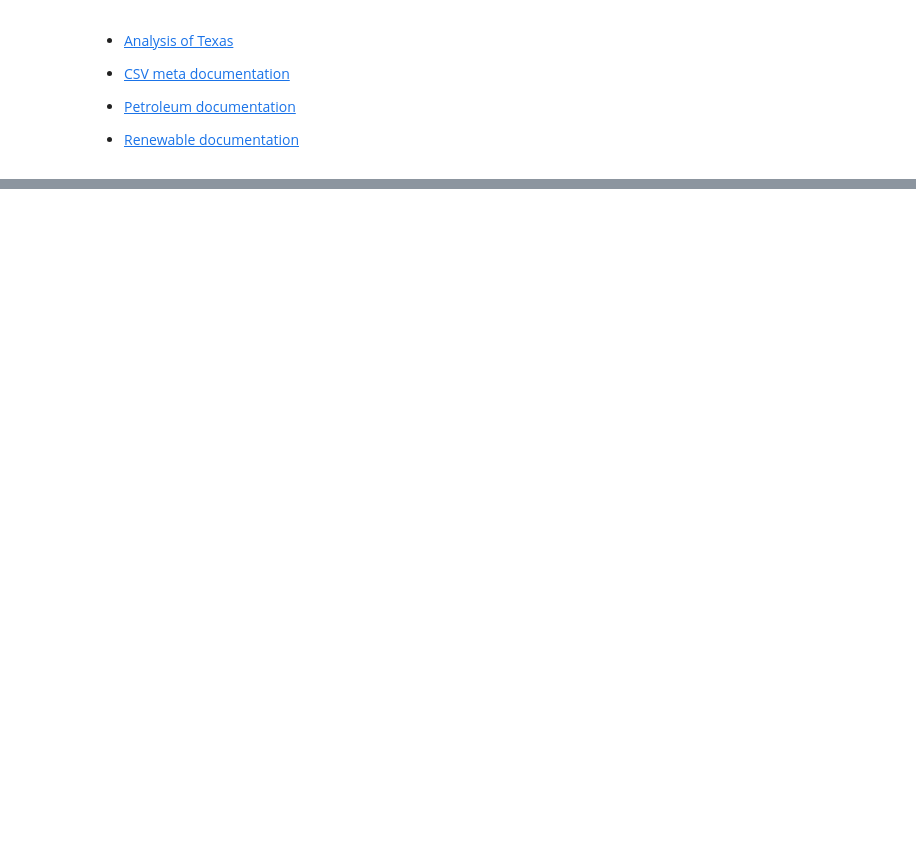
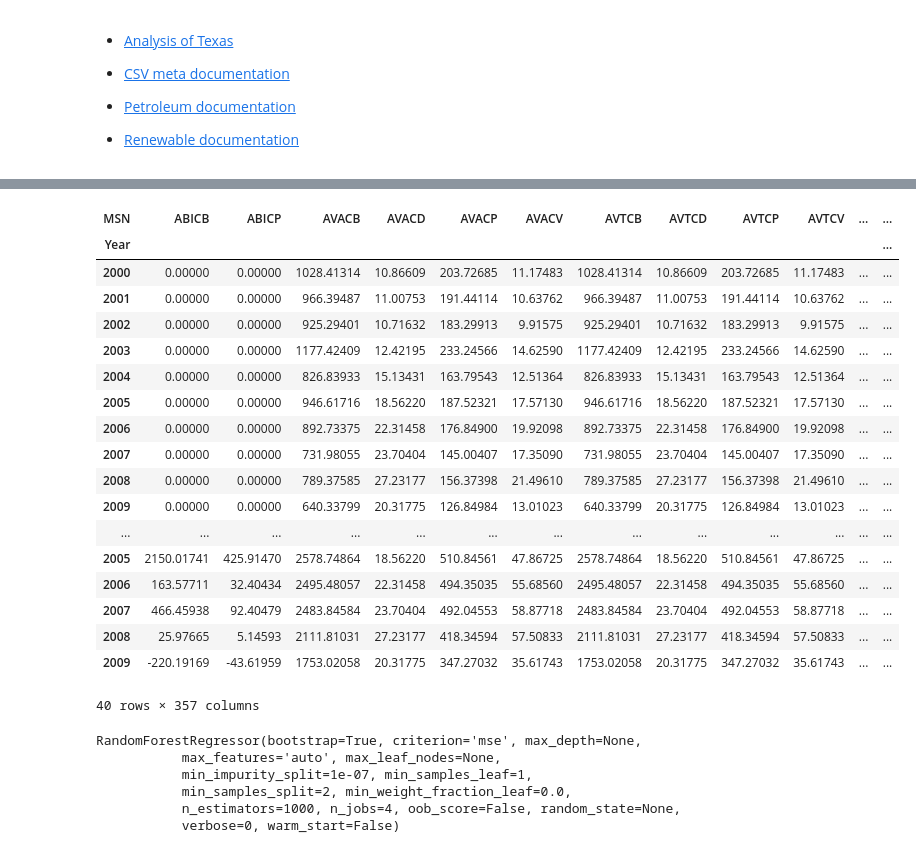
Before and after one commit to charmoniumQ/MCM-2018, a Jupyter notebook: MCM-Data-Analysis.ipynb, the cells around one changed output, grey strips where cells are left out. Saved outputs shown, nothing was run; the diff lists cells and outputs as text; code cells hidden in the pictures; blank space fills up the shorter version.

```diff
--- a/MCM-Data-Analysis.ipynb
+++ b/MCM-Data-Analysis.ipynb
@@ -289,7 +535,36 @@ AZ_CO2_data['Emissions per Capita'].loc[:10]
+# %%
+rf_training_data
+# %% [output]
+| MSN | ABICB | ABICP | AVACB | AVACD | AVACP | AVACV | AVTCB | AVTCD | AVTCP | AVTCV | ... | ... |
+| Year |  |  |  |  |  |  |  |  |  |  |  | ... |
+| 2000 | 0.00000 | 0.00000 | 1028.41314 | 10.86609 | 203.72685 | 11.17483 | 1028.41314 | 10.86609 | 203.72685 | 11.17483 | ... | ... |
+| 2001 | 0.00000 | 0.00000 | 966.39487 | 11.00753 | 191.44114 | 10.63762 | 966.39487 | 11.00753 | 191.44114 | 10.63762 | ... | ... |
+| 2002 | 0.00000 | 0.00000 | 925.29401 | 10.71632 | 183.29913 | 9.91575 | 925.29401 | 10.71632 | 183.29913 | 9.91575 | ... | ... |
+| 2003 | 0.00000 | 0.00000 | 1177.42409 | 12.42195 | 233.24566 | 14.62590 | 1177.42409 | 12.42195 | 233.24566 | 14.62590 | ... | ... |
+| 2004 | 0.00000 | 0.00000 | 826.83933 | 15.13431 | 163.79543 | 12.51364 | 826.83933 | 15.13431 | 163.79543 | 12.51364 | ... | ... |
+| 2005 | 0.00000 | 0.00000 | 946.61716 | 18.56220 | 187.52321 | 17.57130 | 946.61716 | 18.56220 | 187.52321 | 17.57130 | ... | ... |
+| 2006 | 0.00000 | 0.00000 | 892.73375 | 22.31458 | 176.84900 | 19.92098 | 892.73375 | 22.31458 | 176.84900 | 19.92098 | ... | ... |
+| 2007 | 0.00000 | 0.00000 | 731.98055 | 23.70404 | 145.00407 | 17.35090 | 731.98055 | 23.70404 | 145.00407 | 17.35090 | ... | ... |
+| 2008 | 0.00000 | 0.00000 | 789.37585 | 27.23177 | 156.37398 | 21.49610 | 789.37585 | 27.23177 | 156.37398 | 21.49610 | ... | ... |
+| 2009 | 0.00000 | 0.00000 | 640.33799 | 20.31775 | 126.84984 | 13.01023 | 640.33799 | 20.31775 | 126.84984 | 13.01023 | ... | ... |
+| ... | ... | ... | ... | ... | ... | ... | ... | ... | ... | ... | ... | ... |
+| 2005 | 2150.01741 | 425.91470 | 2578.74864 | 18.56220 | 510.84561 | 47.86725 | 2578.74864 | 18.56220 | 510.84561 | 47.86725 | ... | ... |
+| 2006 | 163.57711 | 32.40434 | 2495.48057 | 22.31458 | 494.35035 | 55.68560 | 2495.48057 | 22.31458 | 494.35035 | 55.68560 | ... | ... |
+| 2007 | 466.45938 | 92.40479 | 2483.84584 | 23.70404 | 492.04553 | 58.87718 | 2483.84584 | 23.70404 | 492.04553 | 58.87718 | ... | ... |
+| 2008 | 25.97665 | 5.14593 | 2111.81031 | 27.23177 | 418.34594 | 57.50833 | 2111.81031 | 27.23177 | 418.34594 | 57.50833 | ... | ... |
+| 2009 | -220.19169 | -43.61959 | 1753.02058 | 20.31775 | 347.27032 | 35.61743 | 1753.02058 | 20.31775 | 347.27032 | 35.61743 | ... | ... |
+40 rows × 357 columns
 # %%
 from sklearn.ensemble import RandomForestRegressor
 # %%
 random_forest = RandomForestRegressor(n_estimators=1000, n_jobs=4)
-random_forest.fit(rf_training_data_AZ, AZ_CO2_data['Emissions per Capita'].iloc[:10])
+random_forest.fit(rf_training_data, CO2_data['Emissions per Capita'])
+# %% [output]
+RandomForestRegressor(bootstrap=True, criterion='mse', max_depth=None,
+           max_features='auto', max_leaf_nodes=None,
+           min_impurity_split=1e-07, min_samples_leaf=1,
+           min_samples_split=2, min_weight_fraction_leaf=0.0,
+           n_estimators=1000, n_jobs=4, oob_score=False, random_state=None,
+           verbose=0, warm_start=False)
 # %%
 random_forest.feature_importances_
```
Also changed, not shown: parts of 35 cells of this notebook.
